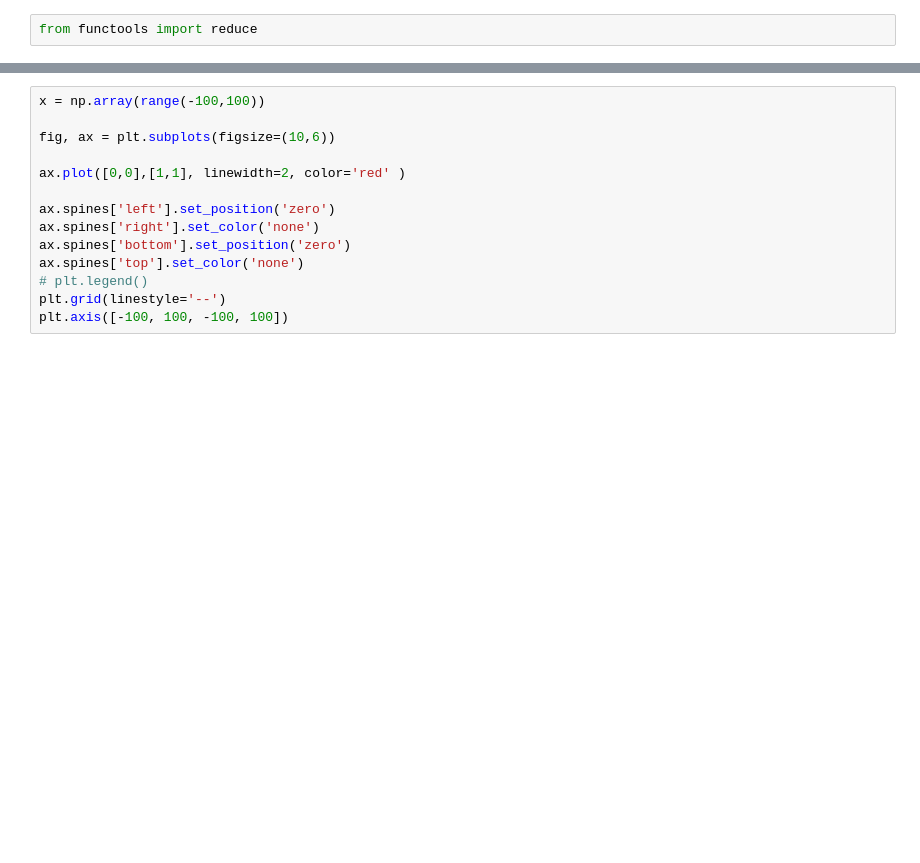
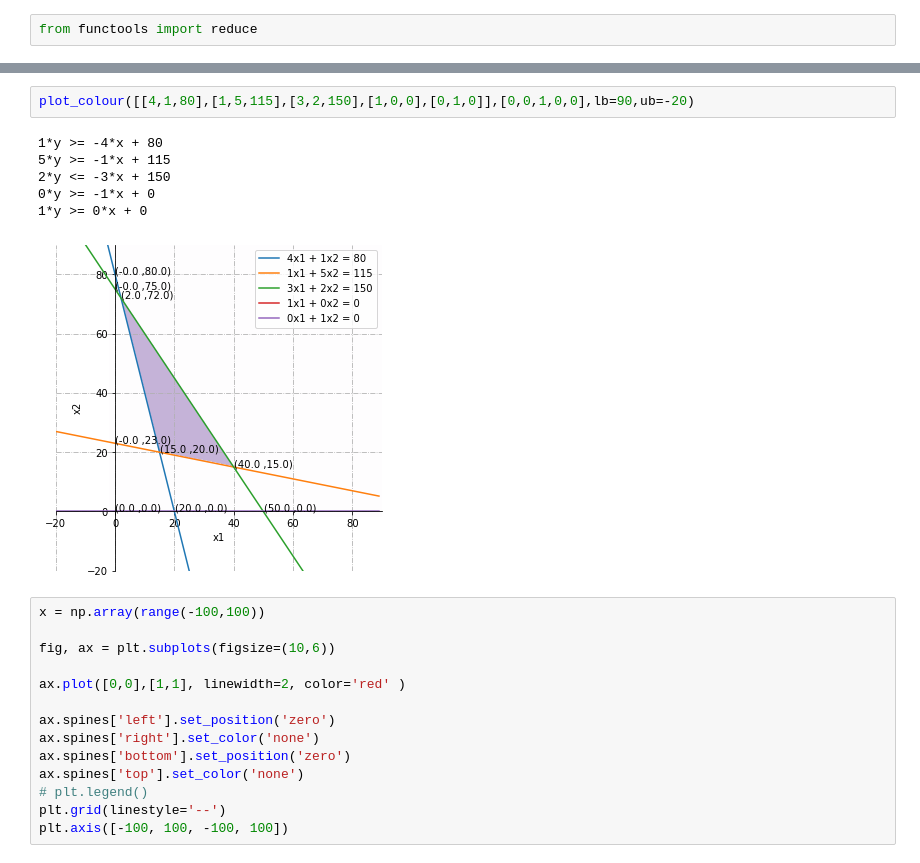
Before and after one commit to shrutiichandra/plotting-lines, a Jupyter notebook: plots.ipynb, the cells around one changed output, grey strips where cells are left out. Cells and saved outputs as stored; diff of their text form; blank space fills up the shorter version.

```diff
--- a/plots.ipynb
+++ b/plots.ipynb
@@ -210,3 +228,12 @@ ax = plot_colour([[1,1,-1],[1,-0.5,2],[1,-2,-4],[1,1,4],[1,1,8]],[0,1,0,1,1],lb=
+# %%
+plot_colour([[4,1,80],[1,5,115],[3,2,150],[1,0,0],[0,1,0]],[0,0,1,0,0],lb=90,ub=-20)
+# %% [output]
+1*y >= -4*x + 80
+5*y >= -1*x + 115
+2*y <= -3*x + 150
+0*y >= -1*x + 0
+1*y >= 0*x + 0
+[figure, added]
 # %%
 x = np.array(range(-100,100))
 
```
Also changed, not shown: parts of 6 cells of this notebook.
